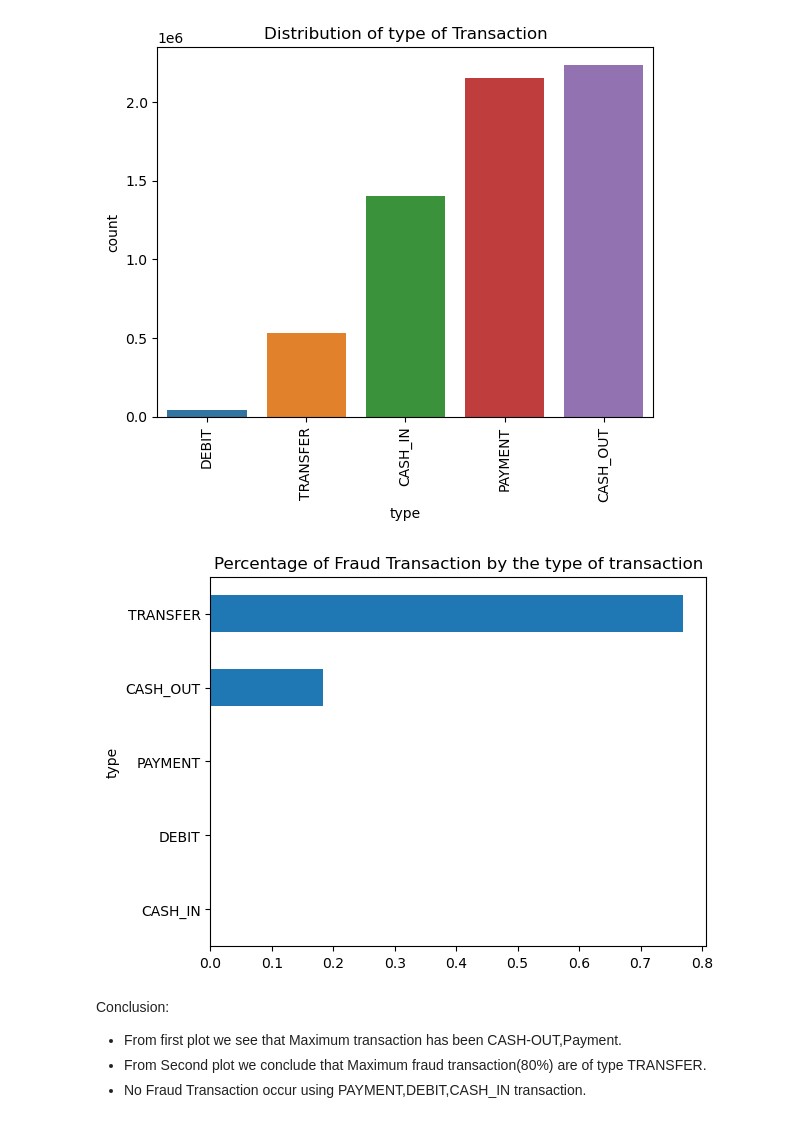
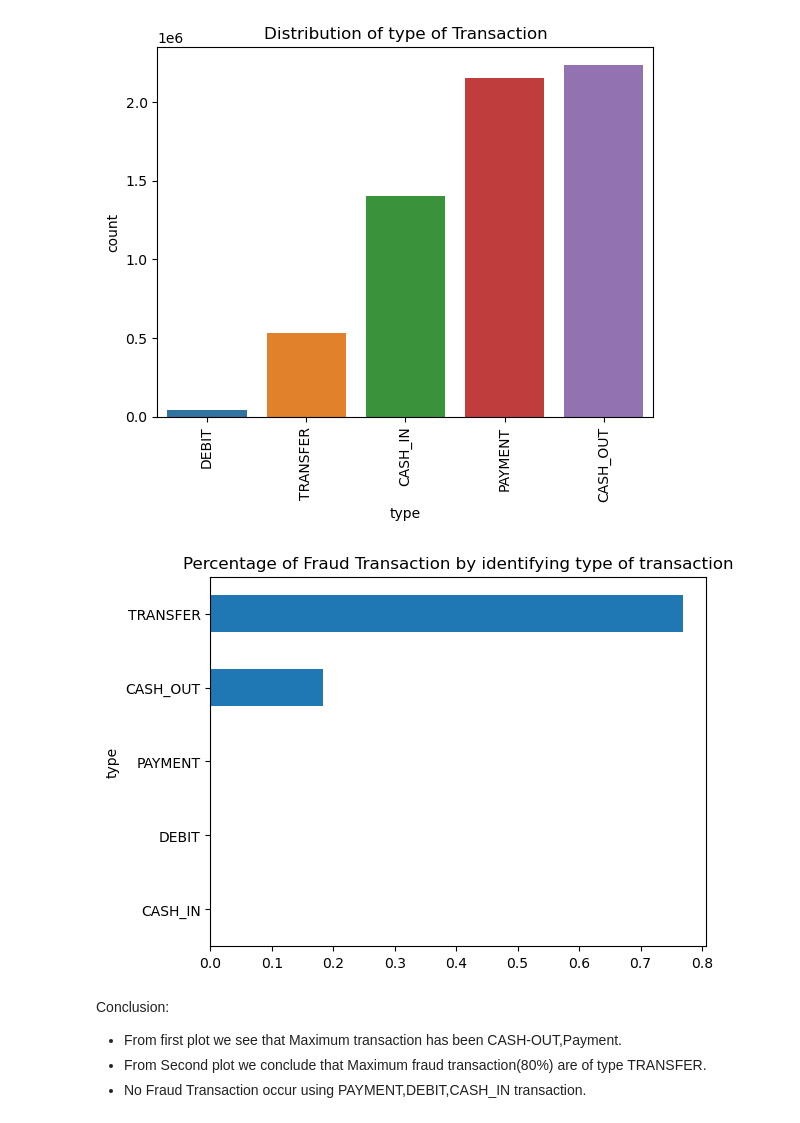
Before and after one commit to sachincmanjrekar/FraudDetection, a Jupyter notebook: FraudTransactionDetection.ipynb, the cells around one changed output. Drawn from its saved outputs; the diff is of its cells as text; code cells hidden in the pictures.

```diff
--- a/FraudTransactionDetection.ipynb
+++ b/FraudTransactionDetection.ipynb
@@ -191,9 +191,9 @@ ax.set_title('Distribution of type of Transaction');
 [figure]
 # %%
 (df.groupby("type")['isFraud'].mean()*100).sort_values().plot(kind='barh');
-plt.title('Percentage of Fraud Transaction by the type of transaction');
+plt.title('Percentage of Fraud Transaction by identifying type of transaction');
 # %% [output]
-[figure, old version]
+[figure, new version]
 # %% [markdown]
 Conclusion:
 - From first plot we see that Maximum transaction has been CASH-OUT,Payment.
```
Also changed, not shown: parts of 47 cells of this notebook.
